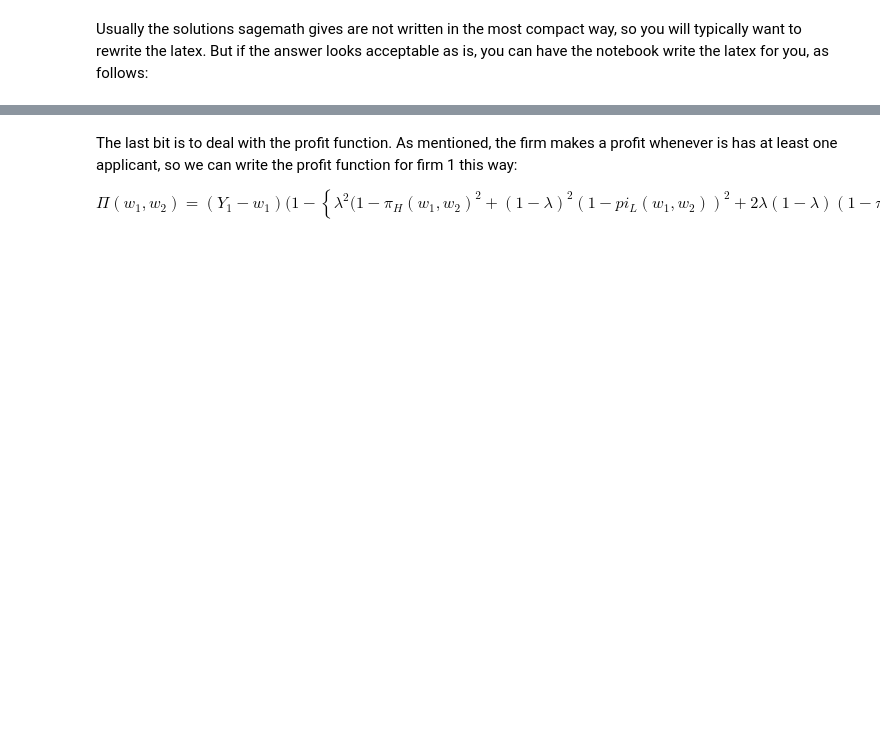
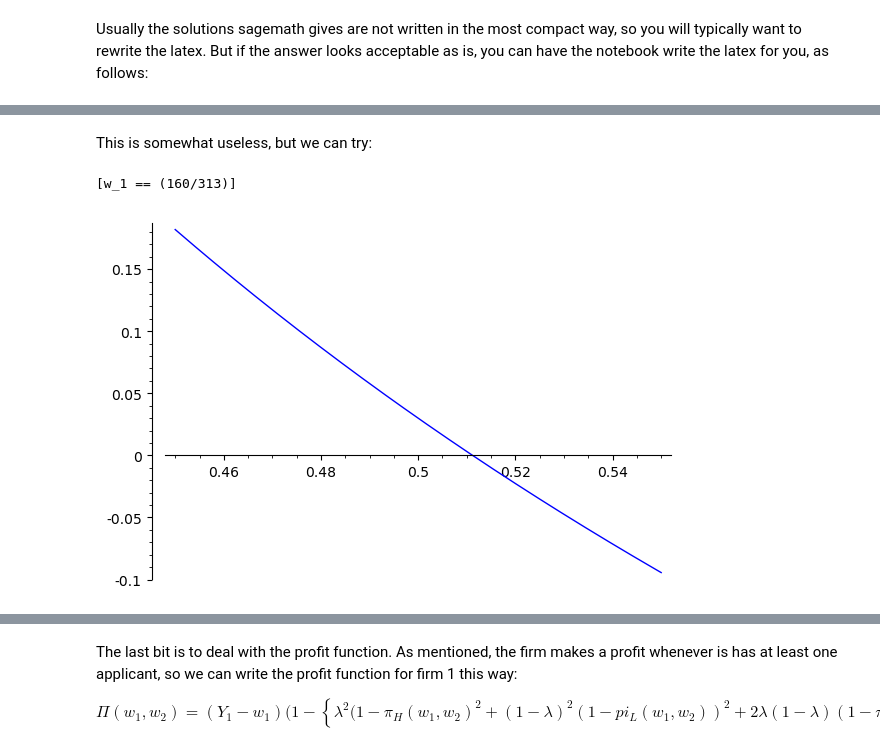
Before and after one commit to michaelpetersubc/notebooks, a Jupyter notebook: Econ306/directed_search/directed_search_incomplete_information.ipynb, the cells around one changed output, grey strips where cells are left out. Drawn from its saved outputs; the diff is of its cells as text; code cells hidden in the pictures; blank space fills up the shorter version.

```diff
--- a/Econ306/directed_search/directed_search_incomplete_information.ipynb
+++ b/Econ306/directed_search/directed_search_incomplete_information.ipynb
@@ -108,0 +109,12 @@ $$
+# %% [markdown]
+This is somewhat useless, but we can try:
+# %%
+dProfit1_sub = dProfit1.substitute(w_2=gamma*w_1/2+(1-gamma)*w_1)
+tgamma = 3/5
+Y1 = 1
+p1=plot(dProfit1_sub.substitute(Y_1=Y1,w_2=1/2,gamma=tgamma),(w_1,.45,.55))
+show(solve(dProfit1_sub.substitute(Y_1=Y1,gamma=tgamma,w_2=gamma*w_1/2+(1-gamma)*w_1),w_1))
+p1
+# %% [output]
+[w_1 == (160/313)]
+[figure, added]
```
Also changed, not shown: parts of 71 cells of this notebook, 14 other files.
